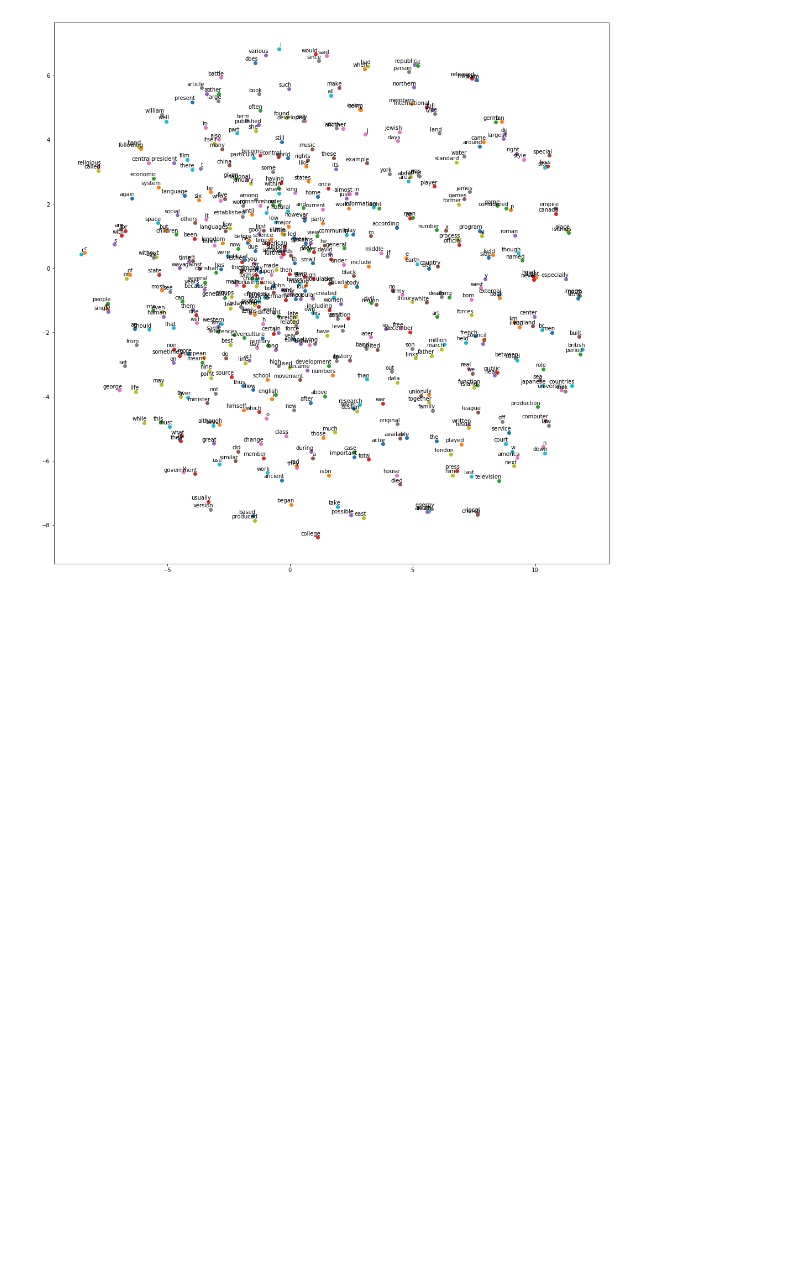
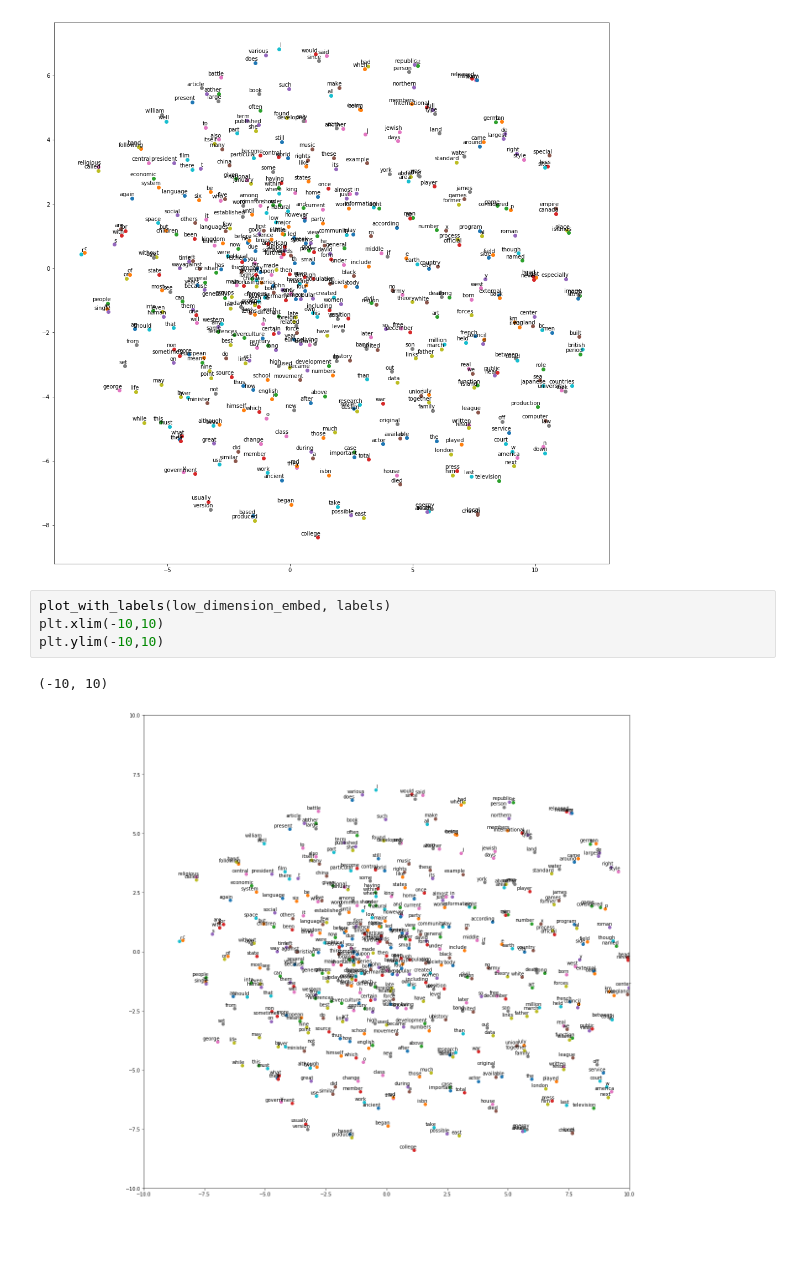
Before and after one commit to hbalakrishna/ML_Projects, a Jupyter notebook: Word2Vec/Word2Vec.ipynb, the cells around one changed output. Saved outputs shown, nothing was run; the diff lists cells and outputs as text; blank space fills up the shorter version.

```diff
--- a/Word2Vec/Word2Vec.ipynb
+++ b/Word2Vec/Word2Vec.ipynb
@@ -221,3 +221,10 @@ def plot_with_labels(low_dim_embs, labels):
 plot_with_labels(low_dimension_embed, labels)
 # %% [output]
 [figure]
+# %%
+plot_with_labels(low_dimension_embed, labels)
+plt.xlim(-10,10)
+plt.ylim(-10,10)
+# %% [output]
+(-10, 10)
+[figure, added]
```
